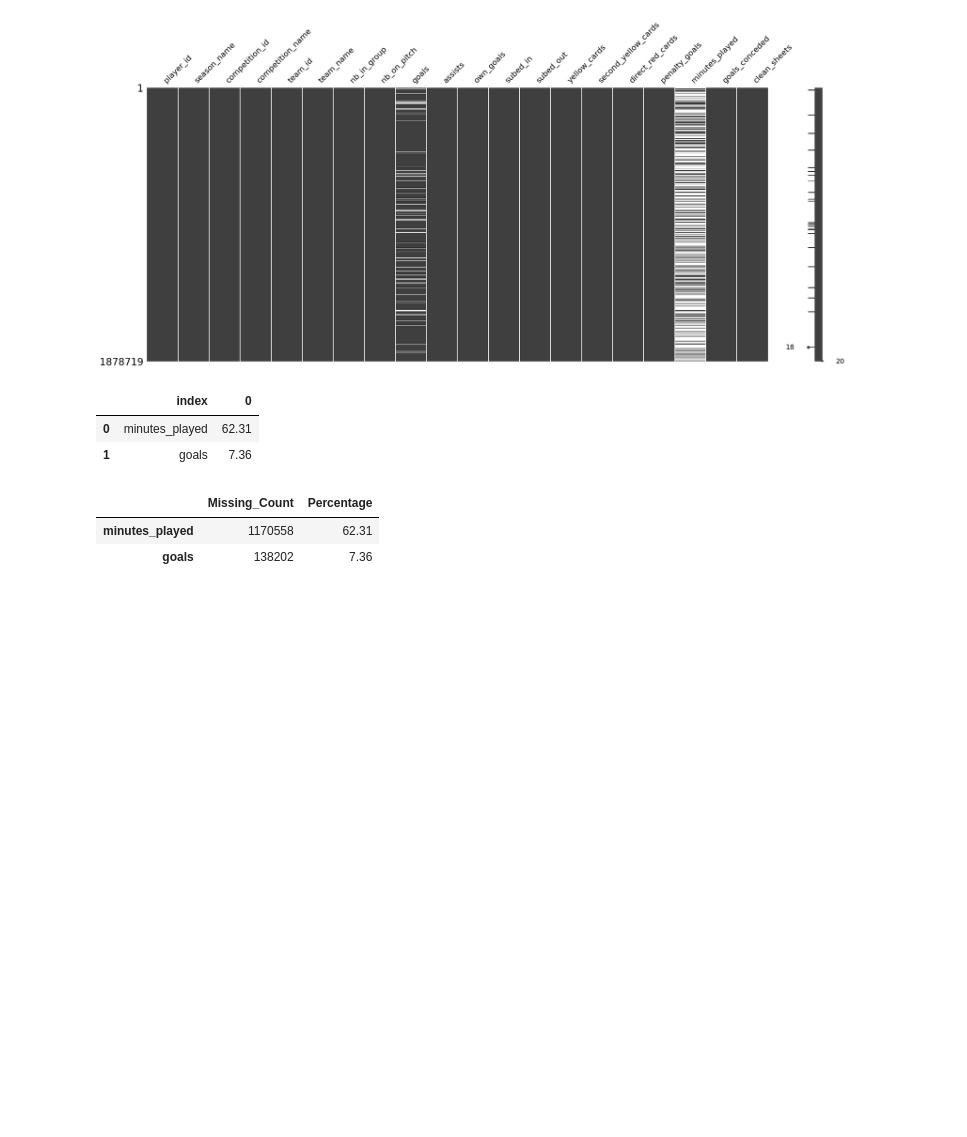
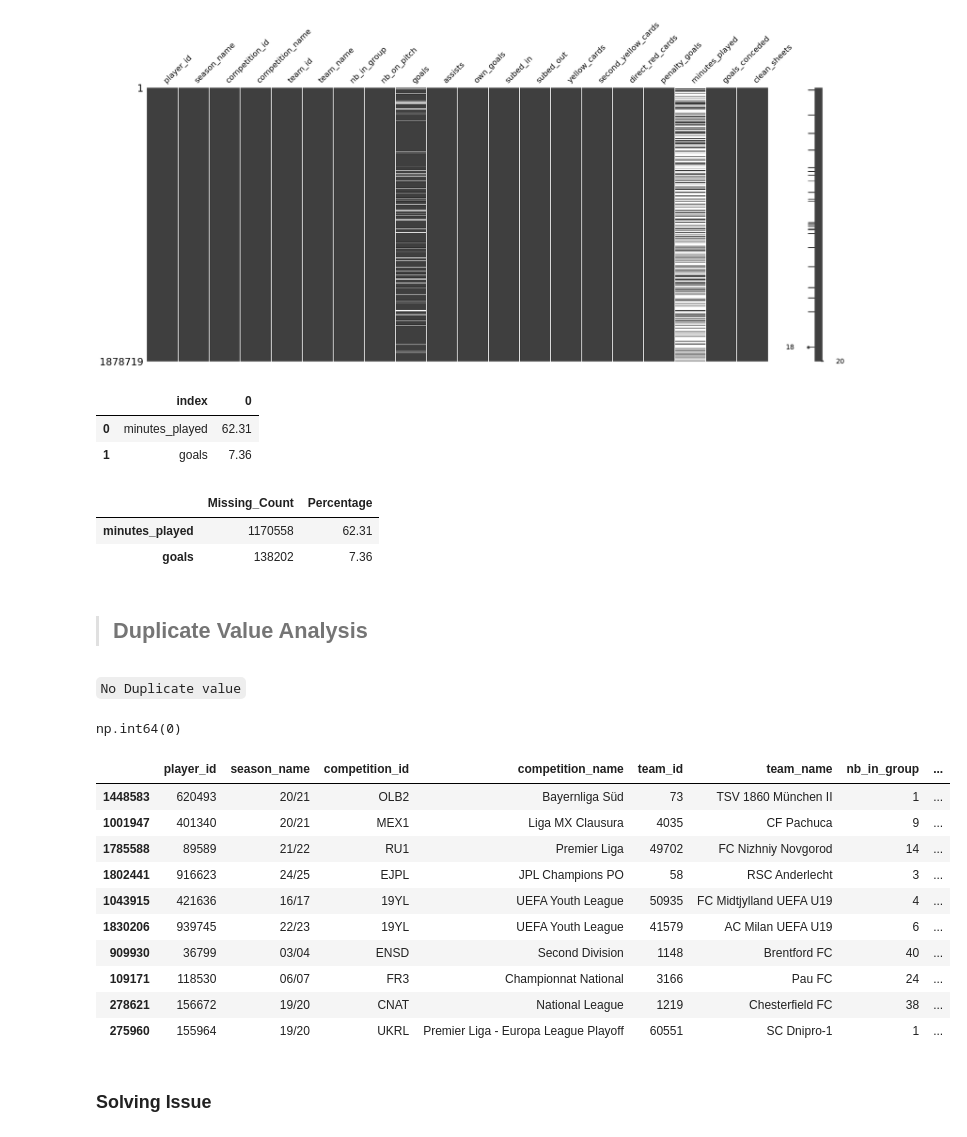
Before and after one commit to ariyan378/Football-Data_Analysis, a Jupyter notebook: Football.ipynb, the cells around one changed output. Cells and saved outputs as stored; diff of their text form; code cells hidden in the pictures; blank space fills up the shorter version.

```diff
--- a/Football.ipynb
+++ b/Football.ipynb
@@ -258,3 +262,29 @@ missing_df
 |  | Missing_Count | Percentage |
 | minutes_played | 1170558 | 62.31 |
 | goals | 138202 | 7.36 |
+# %% [markdown]
+> ## Duplicate Value Analysis
+# %% [markdown]
+`No Duplicate value`
+# %%
+
+# counting duplpicate value
+df.duplicated().sum()
+# %% [output]
+np.int64(0)
+# %%
+df.sample(10)
+# %% [output]
+|  | player_id | season_name | competition_id | competition_name | team_id | team_name | nb_in_group | ... |
+| 1448583 | 620493 | 20/21 | OLB2 | Bayernliga Süd | 73 | TSV 1860 München II | 1 | ... |
+| 1001947 | 401340 | 20/21 | MEX1 | Liga MX Clausura | 4035 | CF Pachuca | 9 | ... |
+| 1785588 | 89589 | 21/22 | RU1 | Premier Liga | 49702 | FC Nizhniy Novgorod | 14 | ... |
+| 1802441 | 916623 | 24/25 | EJPL | JPL Champions PO | 58 | RSC Anderlecht | 3 | ... |
+| 1043915 | 421636 | 16/17 | 19YL | UEFA Youth League | 50935 | FC Midtjylland UEFA U19 | 4 | ... |
+| 1830206 | 939745 | 22/23 | 19YL | UEFA Youth League | 41579 | AC Milan UEFA U19 | 6 | ... |
+| 909930 | 36799 | 03/04 | ENSD | Second Division | 1148 | Brentford FC | 40 | ... |
+| 109171 | 118530 | 06/07 | FR3 | Championnat National | 3166 | Pau FC | 24 | ... |
+| 278621 | 156672 | 19/20 | CNAT | National League | 1219 | Chesterfield FC | 38 | ... |
+| 275960 | 155964 | 19/20 | UKRL | Premier Liga - Europa League Playoff | 60551 | SC Dnipro-1 | 1 | ... |
+# %% [markdown]
+### Solving Issue
```
Also changed, not shown: parts of 12 cells of this notebook.
